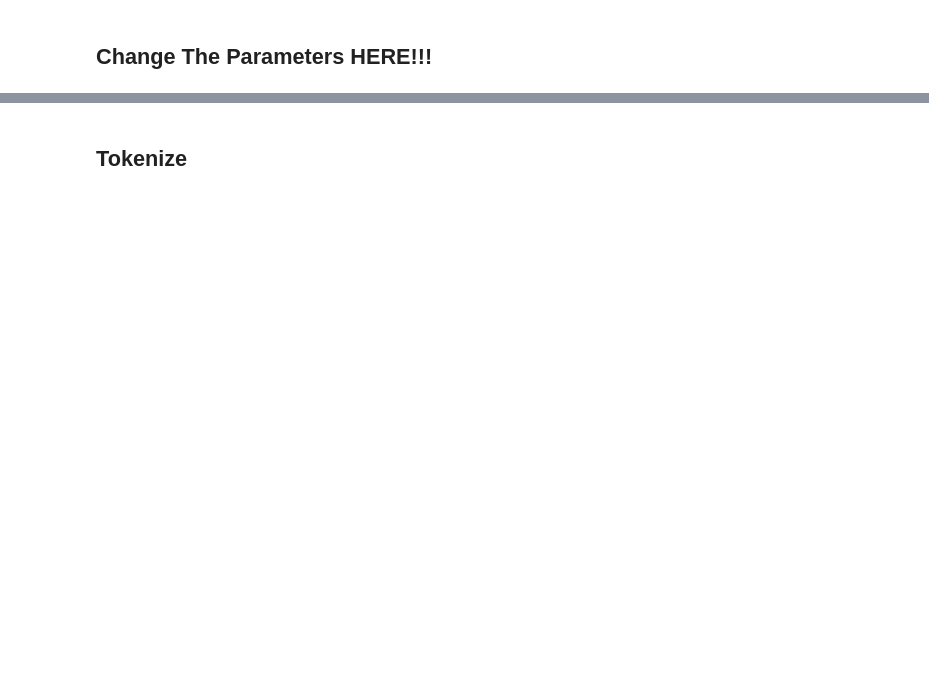
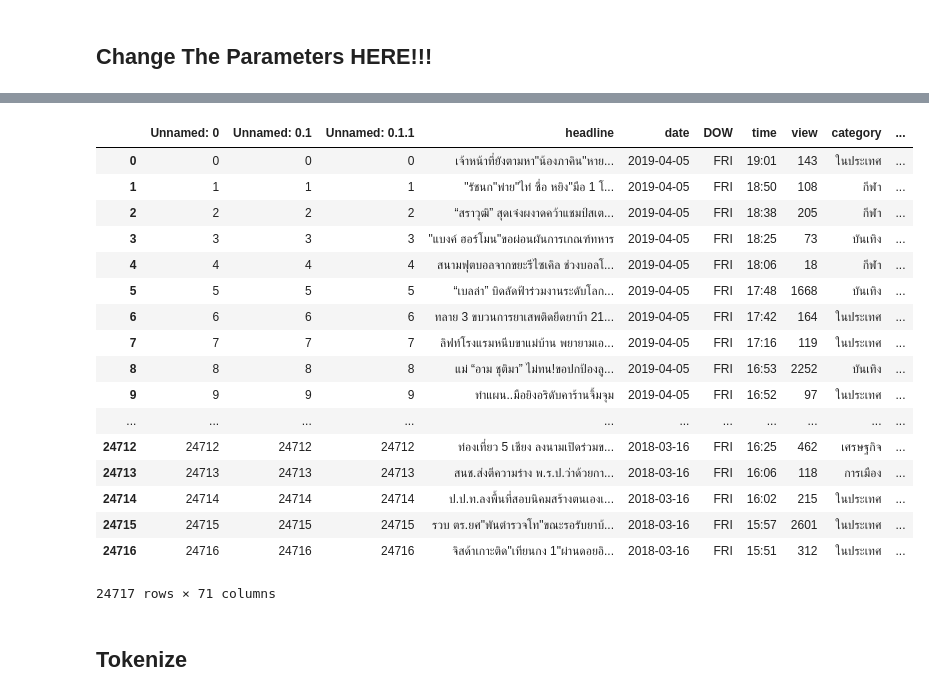
Before and after one commit to arintrongs/NLP_Project, a Jupyter notebook: notebooks/Jade/Feature Extraction.ipynb, the cells around one changed output, grey strips where cells are left out. Drawn from its saved outputs; the diff is of its cells as text; code cells hidden in the pictures; blank space fills up the shorter version.

```diff
--- a/notebooks/Jade/Feature Extraction.ipynb
+++ b/notebooks/Jade/Feature Extraction.ipynb
@@ -27,3 +42,25 @@ data.head()
+# %%
+data = pd.read_csv(input_csv_path)
+data
+# %% [output]
+|  | Unnamed: 0 | Unnamed: 0.1 | Unnamed: 0.1.1 | headline | date | DOW | time | view | category | ... |
+| 0 | 0 | 0 | 0 | เจ้าหน้าที่ยังตามหา"น้องภาคิน"หาย... | 2019-04-05 | FRI | 19:01 | 143 | ในประเทศ | ... |
+| 1 | 1 | 1 | 1 | "รัชนก"พ่าย"ไท่ ซื่อ หยิง"มือ 1 โ... | 2019-04-05 | FRI | 18:50 | 108 | กีฬา | ... |
+| 2 | 2 | 2 | 2 | “สราวุฒิ” สุดเจ๋งผงาดคว้าแชมป์สเต... | 2019-04-05 | FRI | 18:38 | 205 | กีฬา | ... |
+| 3 | 3 | 3 | 3 | "แบงค์ ฮอร์โมน"ขอผ่อนผันการเกณฑ์ทหาร | 2019-04-05 | FRI | 18:25 | 73 | บันเทิง | ... |
+| 4 | 4 | 4 | 4 | สนามฟุตบอลจากขยะรีไซเคิล ช่วงบอลโ... | 2019-04-05 | FRI | 18:06 | 18 | กีฬา | ... |
+| 5 | 5 | 5 | 5 | “เบลล่า” บิดลัดฟ้าร่วมงานระดับโลก... | 2019-04-05 | FRI | 17:48 | 1668 | บันเทิง | ... |
+| 6 | 6 | 6 | 6 | ทลาย 3 ขบวนการยาเสพติดยึดยาบ้า 21... | 2019-04-05 | FRI | 17:42 | 164 | ในประเทศ | ... |
+| 7 | 7 | 7 | 7 | ลิฟท์โรงแรมหนีบขาแม่บ้าน พยายามเอ... | 2019-04-05 | FRI | 17:16 | 119 | ในประเทศ | ... |
+| 8 | 8 | 8 | 8 | แม่ “อาม ชุติมา” ไม่ทน!ขอปกป้องลู... | 2019-04-05 | FRI | 16:53 | 2252 | บันเทิง | ... |
+| 9 | 9 | 9 | 9 | ทำแผน..มือยิงอริดับคาร้านจิ้มจุม | 2019-04-05 | FRI | 16:52 | 97 | ในประเทศ | ... |
+| ... | ... | ... | ... | ... | ... | ... | ... | ... | ... | ... |
+| 24712 | 24712 | 24712 | 24712 | ท่องเที่ยว 5 เชียง ลงนามเปิดร่วมข... | 2018-03-16 | FRI | 16:25 | 462 | เศรษฐกิจ | ... |
+| 24713 | 24713 | 24713 | 24713 | สนช.ส่งตีความร่าง พ.ร.ป.ว่าด้วยกา... | 2018-03-16 | FRI | 16:06 | 118 | การเมือง | ... |
+| 24714 | 24714 | 24714 | 24714 | ป.ป.ท.ลงพื้นที่สอบนิคมสร้างตนเองเ... | 2018-03-16 | FRI | 16:02 | 215 | ในประเทศ | ... |
+| 24715 | 24715 | 24715 | 24715 | รวบ ตร.ยศ"พันตำรวจโท"ขณะรอรับยาบ้... | 2018-03-16 | FRI | 15:57 | 2601 | ในประเทศ | ... |
+| 24716 | 24716 | 24716 | 24716 | จิสด้าเกาะติด"เทียนกง 1"ผ่านดอยอิ... | 2018-03-16 | FRI | 15:51 | 312 | ในประเทศ | ... |
+24717 rows × 71 columns
 # %% [markdown]
 ## Tokenize
 # %%
```
Also changed, not shown: parts of 22 cells of this notebook, 1 other file.
